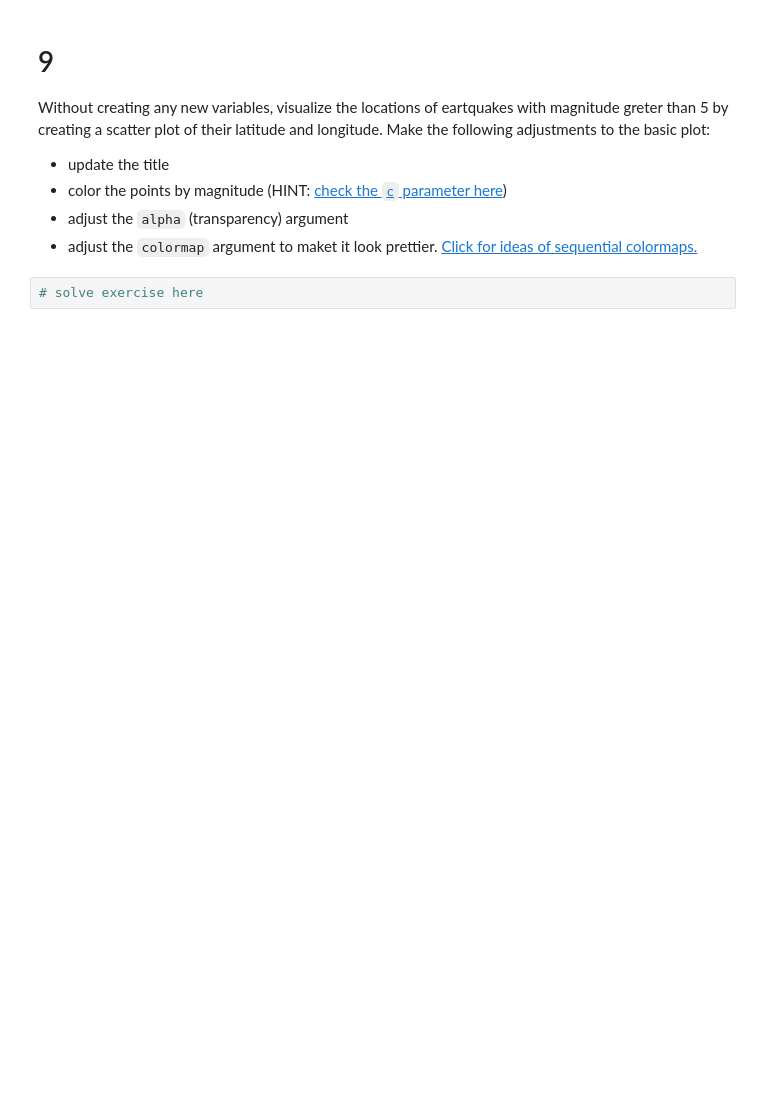
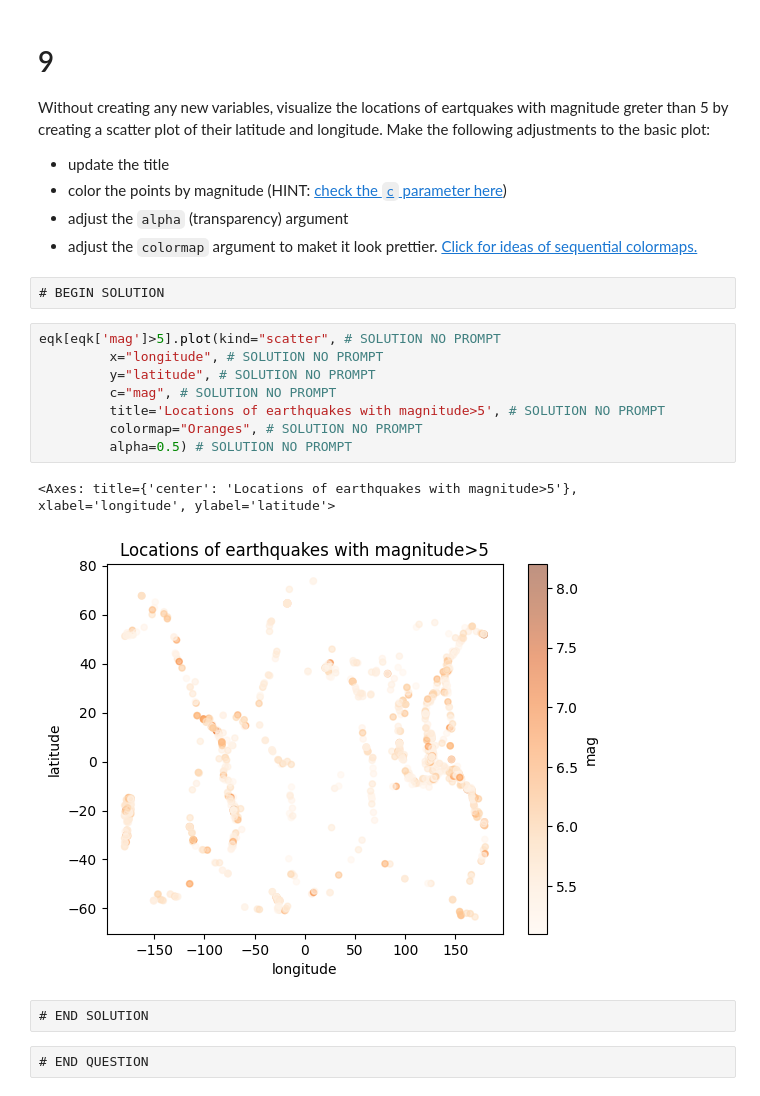
Before and after one commit to MEDS-eds-220/eds220-hwk1-OTTER, a Jupyter notebook: hwk1-task3-earthquakes.ipynb, the cells around one changed output. Cells and saved outputs as stored; diff of their text form; blank space fills up the shorter version.

```diff
--- a/hwk1-task3-earthquakes.ipynb
+++ b/hwk1-task3-earthquakes.ipynb
@@ -318,5 +387,20 @@ Without creating any new variables, visualize the locations of eartquakes with m
 - color the points by magnitude (HINT: [check the `c` parameter here](https://pandas.pydata.org/pandas-docs/stable/reference/api/pandas.DataFrame.plot.scatter.html))
 - adjust the `alpha` (transparency) argument
 - adjust the `colormap` argument to maket it look prettier. [Click for ideas of sequential colormaps.](https://matplotlib.org/stable/users/explain/colors/colormaps.html)
-# %%
-# solve exercise here
+# %% [raw]
+# BEGIN SOLUTION
+# %%
+eqk[eqk['mag']>5].plot(kind="scatter", # SOLUTION NO PROMPT
+         x="longitude", # SOLUTION NO PROMPT
+         y="latitude", # SOLUTION NO PROMPT
+         c="mag", # SOLUTION NO PROMPT
+         title='Locations of earthquakes with magnitude>5', # SOLUTION NO PROMPT
+         colormap="Oranges", # SOLUTION NO PROMPT
+         alpha=0.5) # SOLUTION NO PROMPT
+# %% [output]
+<Axes: title={'center': 'Locations of earthquakes with magnitude>5'}, xlabel='longitude', ylabel='latitude'>
+[figure, added]
+# %% [raw]
+# END SOLUTION
+# %% [raw]
+# END QUESTION
```
Also changed, not shown: parts of 45 cells of this notebook, 23 other files.
